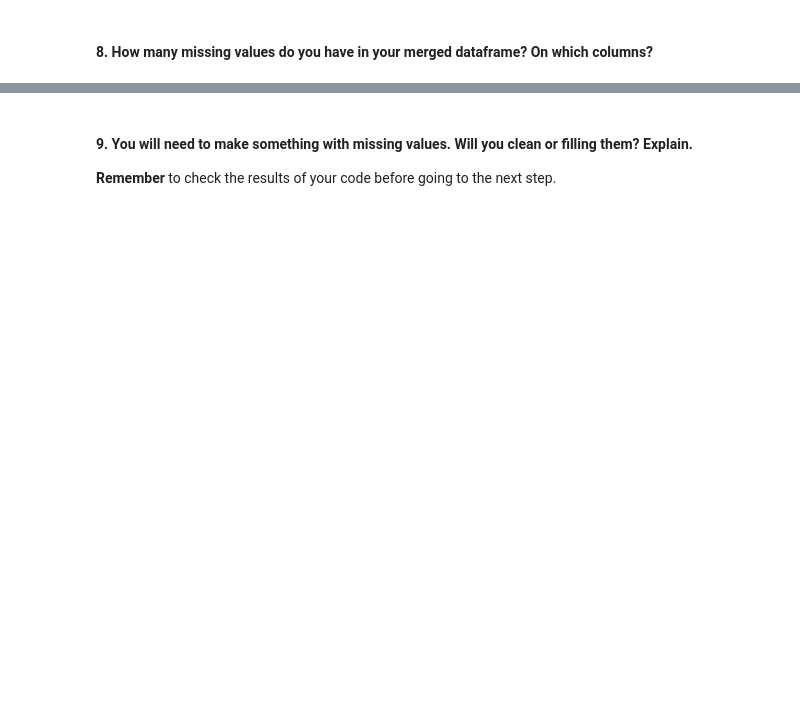
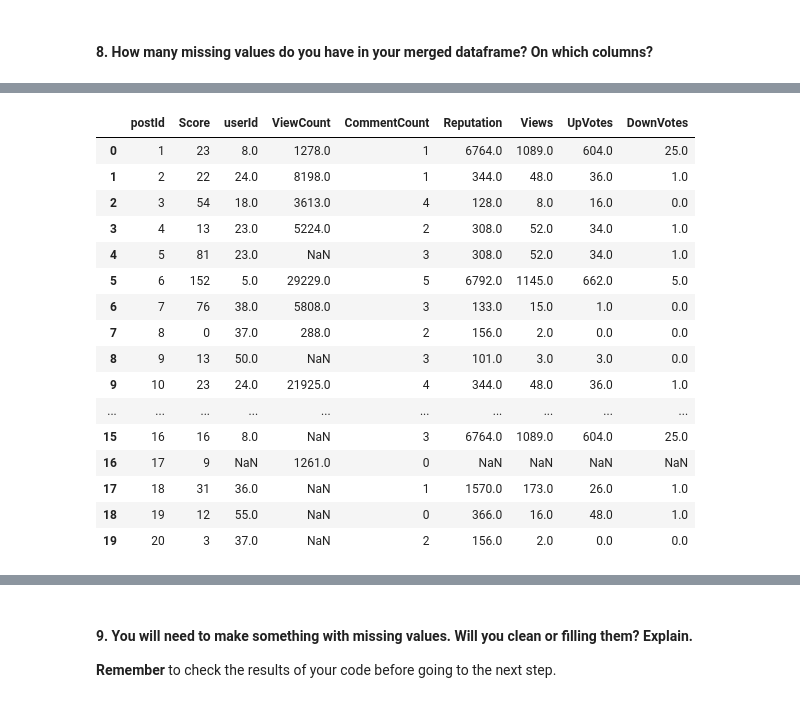
Before and after one commit to ta-data-remote/lab-data-cleaning, a Jupyter notebook: your-code/main.ipynb, the cells around one changed output, grey strips where cells are left out. Drawn from its saved outputs; the diff is of its cells as text; code cells hidden in the pictures; blank space fills up the shorter version.

```diff
--- a/your-code/main.ipynb
+++ b/your-code/main.ipynb
@@ -11,2 +83,4 @@
 # %% [markdown]
 #### 5. Rename Id column to postId and OwnerUserId to userId.
+# %%
+posts = posts.rename(columns = {"Id":"postId","OwnerUserId":"userId"})
@@ -14,3 +97,6 @@
 #### 6. Define new dataframes for users and posts with the following selected columns:
 **users_sliced columns**: userId, Reputation, Views, UpVotes, DownVotes
 **posts_sliced columns**: postId, Score, userId, ViewCount, CommentCount
+# %%
+users_sliced= users.loc[:,["userId", "Reputation", "Views", "UpVotes", "DownVotes"]]
+users_sliced
@@ -16,0 +117,3 @@
+# %%
+posts_sliced =posts.loc[:,["postId", "Score", "userId", "ViewCount", "CommentCount"]]
+posts_sliced
@@ -21,0 +252,6 @@ You will need to make a [merge](https://pandas.pydata.org/pandas-docs/stable/gen
+# %%
+#I can decide to merge in a different way, a left join instead of an
+#outer join, it always will depend in the information we are looking for
+posts_users = posts_sliced.merge(right =users_sliced, how="left")
+#In this way i have less null values and I will drop anyway the
+#viewCount
@@ -21,0 +277,20 @@ You will need to make a [merge](https://pandas.pydata.org/pandas-docs/stable/gen
+# %%
+posts_users.head(20)
+# %% [output]
+|  | postId | Score | userId | ViewCount | CommentCount | Reputation | Views | UpVotes | DownVotes |
+| 0 | 1 | 23 | 8.0 | 1278.0 | 1 | 6764.0 | 1089.0 | 604.0 | 25.0 |
+| 1 | 2 | 22 | 24.0 | 8198.0 | 1 | 344.0 | 48.0 | 36.0 | 1.0 |
+| 2 | 3 | 54 | 18.0 | 3613.0 | 4 | 128.0 | 8.0 | 16.0 | 0.0 |
+| 3 | 4 | 13 | 23.0 | 5224.0 | 2 | 308.0 | 52.0 | 34.0 | 1.0 |
+| 4 | 5 | 81 | 23.0 | NaN | 3 | 308.0 | 52.0 | 34.0 | 1.0 |
+| 5 | 6 | 152 | 5.0 | 29229.0 | 5 | 6792.0 | 1145.0 | 662.0 | 5.0 |
+| 6 | 7 | 76 | 38.0 | 5808.0 | 3 | 133.0 | 15.0 | 1.0 | 0.0 |
+| 7 | 8 | 0 | 37.0 | 288.0 | 2 | 156.0 | 2.0 | 0.0 | 0.0 |
+| 8 | 9 | 13 | 50.0 | NaN | 3 | 101.0 | 3.0 | 3.0 | 0.0 |
+| 9 | 10 | 23 | 24.0 | 21925.0 | 4 | 344.0 | 48.0 | 36.0 | 1.0 |
+| ... | ... | ... | ... | ... | ... | ... | ... | ... | ... |
+| 15 | 16 | 16 | 8.0 | NaN | 3 | 6764.0 | 1089.0 | 604.0 | 25.0 |
+| 16 | 17 | 9 | NaN | 1261.0 | 0 | NaN | NaN | NaN | NaN |
+| 17 | 18 | 31 | 36.0 | NaN | 1 | 1570.0 | 173.0 | 26.0 | 1.0 |
+| 18 | 19 | 12 | 55.0 | NaN | 0 | 366.0 | 16.0 | 48.0 | 1.0 |
+| 19 | 20 | 3 | 37.0 | NaN | 2 | 156.0 | 2.0 | 0.0 | 0.0 |
```
Also changed, not shown: parts of 36 cells of this notebook.
